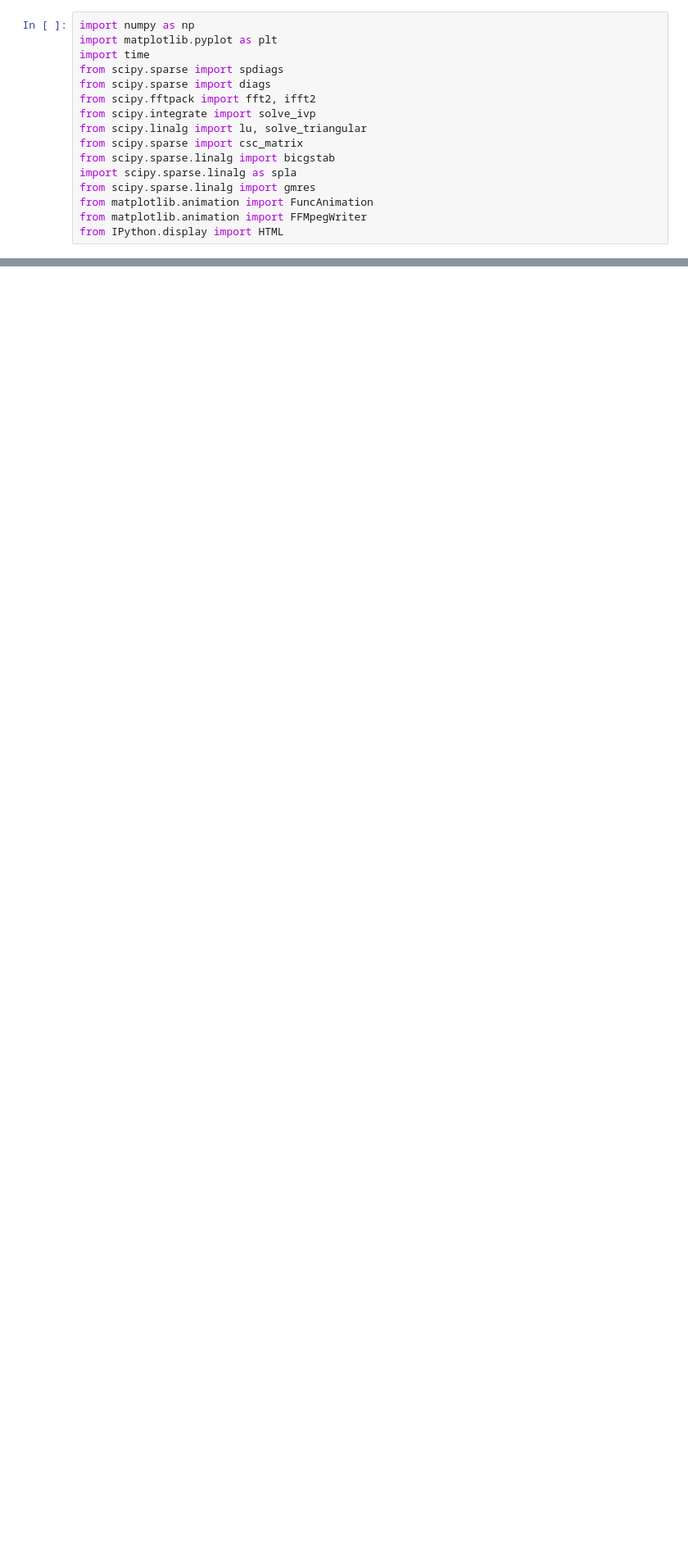
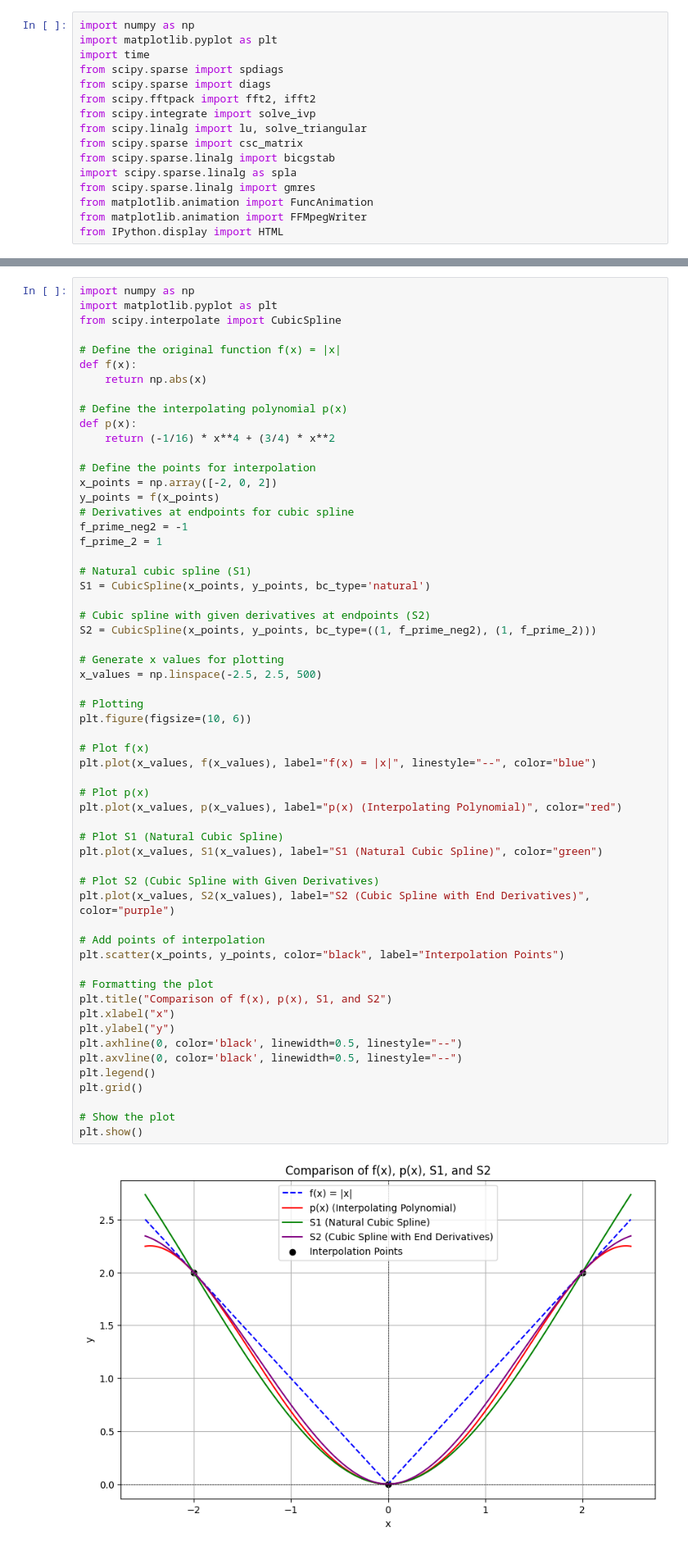
Before and after one commit to jlu1211/AMATH-481, a Jupyter notebook: HW/HW5/HW5.ipynb, the cells around one changed output, grey strips where cells are left out. Shown at 82% size. Drawn from its saved outputs; the diff is of its cells as text; blank space fills up the shorter version.

```diff
--- a/HW/HW5/HW5.ipynb
+++ b/HW/HW5/HW5.ipynb
@@ -247,0 +256,60 @@ A1: [[2.50656748e-46 3.54964961e-45 1.85768096e-44 ... 1.85272739e-42
+# %%
+import numpy as np
+import matplotlib.pyplot as plt
+from scipy.interpolate import CubicSpline
+
+# Define the original function f(x) = |x|
+def f(x):
+    return np.abs(x)
+
+# Define the interpolating polynomial p(x)
+def p(x):
+    return (-1/16) * x**4 + (3/4) * x**2
+
+# Define the points for interpolation
+x_points = np.array([-2, 0, 2])
+y_points = f(x_points)
+# Derivatives at endpoints for cubic spline
+f_prime_neg2 = -1
+f_prime_2 = 1
+
+# Natural cubic spline (S1)
+S1 = CubicSpline(x_points, y_points, bc_type='natural')
+
+# Cubic spline with given derivatives at endpoints (S2)
+S2 = CubicSpline(x_points, y_points, bc_type=((1, f_prime_neg2), (1, f_prime_2)))
+
+# Generate x values for plotting
+x_values = np.linspace(-2.5, 2.5, 500)
+
+# Plotting
+plt.figure(figsize=(10, 6))
+
+# Plot f(x)
+plt.plot(x_values, f(x_values), label="f(x) = |x|", linestyle="--", color="blue")
+
+# Plot p(x)
+plt.plot(x_values, p(x_values), label="p(x) (Interpolating Polynomial)", color="red")
+
+# Plot S1 (Natural Cubic Spline)
+plt.plot(x_values, S1(x_values), label="S1 (Natural Cubic Spline)", color="green")
+
+# Plot S2 (Cubic Spline with Given Derivatives)
+plt.plot(x_values, S2(x_values), label="S2 (Cubic Spline with End Derivatives)", color="purple")
+
+# Add points of interpolation
+plt.scatter(x_points, y_points, color="black", label="Interpolation Points")
+
+# Formatting the plot
+plt.title("Comparison of f(x), p(x), S1, and S2")
+plt.xlabel("x")
+plt.ylabel("y")
+plt.axhline(0, color='black', linewidth=0.5, linestyle="--")
+plt.axvline(0, color='black', linewidth=0.5, linestyle="--")
+plt.legend()
+plt.grid()
+
+# Show the plot
+plt.show()
+# %% [output]
+[figure, added]
```
Also changed, not shown: parts of 8 cells of this notebook, 11 other files.
